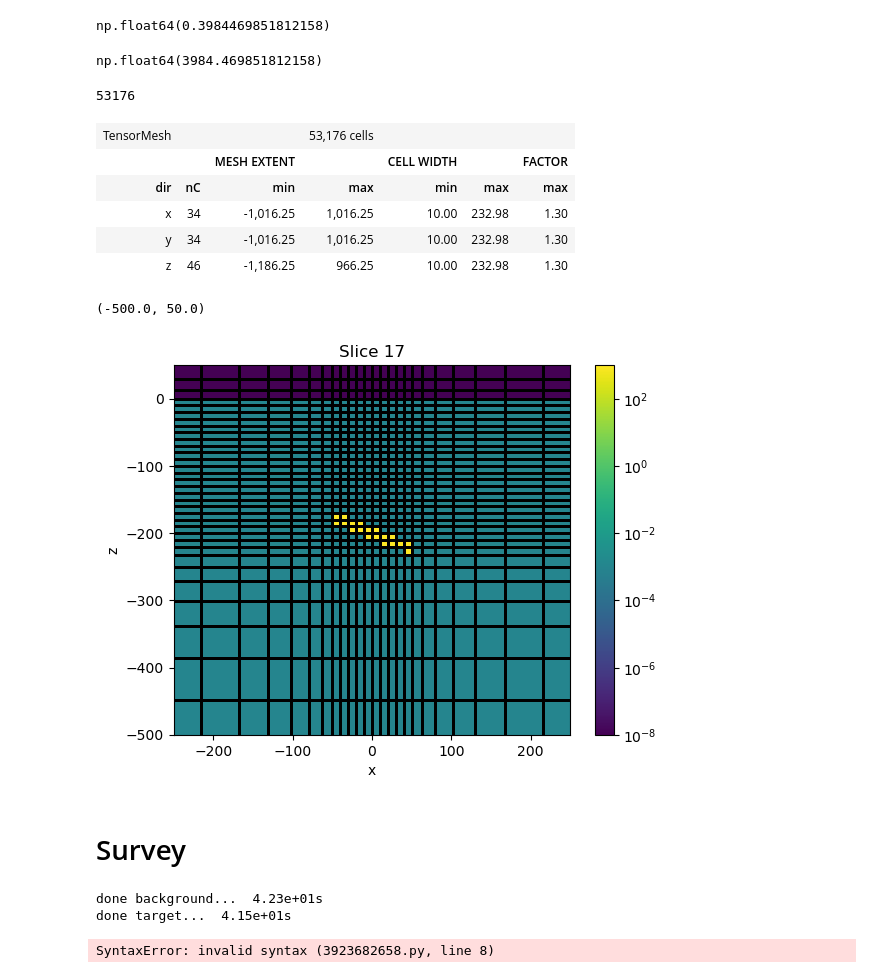
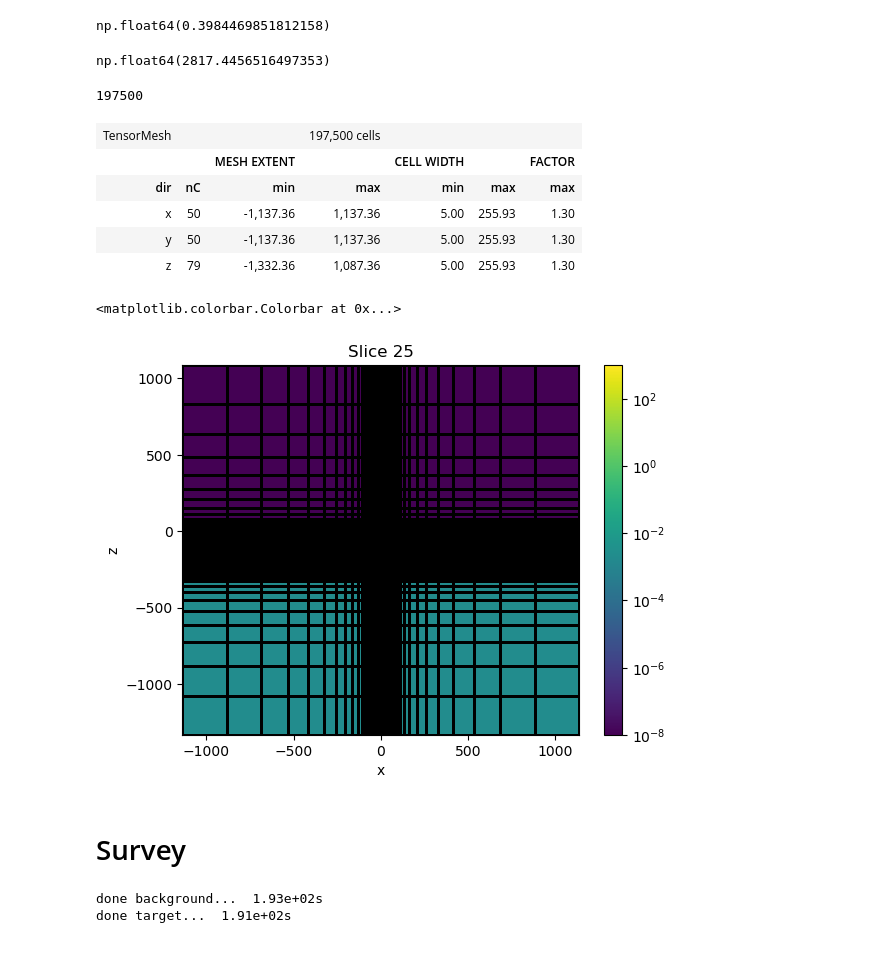
Before and after one commit to ubcgif/2024-aqgeo-meeting-em-tutorial, a Jupyter notebook: 3-forward-Tensor.ipynb, the cells around one changed output. Drawn from its saved outputs; the diff is of its cells as text; code cells hidden in the pictures.

```diff
--- a/3-forward-Tensor.ipynb
+++ b/3-forward-Tensor.ipynb
@@ -22,7 +22,7 @@ Solver
 pymatsolver.direct.mumps.Mumps
 # %%
 # conductivity values
-rho_back = 1000
+rho_back = 500
 
 sigma_target = 1e3
 sigma_air = 1e-8
@@ -82,15 +82,15 @@ np.float64(0.3984469851812158)
 # maximum diffusion distance (background conductivity, latest time)
 diffusion_distance(sigma_back, rx_times.max())
 # %% [output]
-np.float64(3984.469851812158)
+np.float64(2817.4456516497353)
 # %%
-cell_size = 10
+cell_size = 5
 padding_factor = 1.3
 
 n_cells_x = int(np.max(rx_x) / cell_size)
-n_cells_z = int((np.max(np.abs(target_z)) + np.max(target_thickness)/2) / cell_size)
-n_padding_x = 12
-n_padding_z = 12
+n_cells_z = int((np.max(np.abs(target_z)) + np.max(target_thickness)/2) / cell_size) + 5
+n_padding_x = 16
+n_padding_z = 16
 
 hx = [
     (cell_size, n_padding_x, -padding_factor),
@@ -108,16 +108,16 @@ mesh = discretize.TensorMesh([hx, hx, hz], origin="CC0")
 mesh.origin = mesh.origin - np.r_[0, 0, mesh.h[2][:n_padding_z+n_cells_z].sum()]
 mesh.n_cells
 # %% [output]
-53176
+197500
 # %%
 mesh
 # %% [output]
-| TensorMesh |  |  | 53,176 cells |  |  |  |
+| TensorMesh |  |  | 197,500 cells |  |  |  |
 |  |  | MESH EXTENT |  | CELL WIDTH |  | FACTOR |
 | dir | nC | min | max | min | max | max |
-| x | 34 | -1,016.25 | 1,016.25 | 10.00 | 232.98 | 1.30 |
-| y | 34 | -1,016.25 | 1,016.25 | 10.00 | 232.98 | 1.30 |
-| z | 46 | -1,186.25 | 966.25 | 10.00 | 232.98 | 1.30 |
+| x | 50 | -1,137.36 | 1,137.36 | 5.00 | 255.93 | 1.30 |
+| y | 50 | -1,137.36 | 1,137.36 | 5.00 | 255.93 | 1.30 |
+| z | 79 | -1,332.36 | 1,087.36 | 5.00 | 255.93 | 1.30 |
 # %%
 def dipping_target_indices(mesh, target_x, target_y, target_z, dip):
     """
@@ -152,21 +152,21 @@ models = {
 # %%
 fig, ax = plt.subplots(1, 1)
 
 plt.colorbar(
     mesh.plot_slice(
         models["target"],
         grid=True,
         normal="y",
         pcolor_opts={"norm":LogNorm()},
         ax=ax)[0],
     ax=ax
 )
 
-ax.set_xlim(np.r_[-250, 250])
-ax.set_ylim(np.r_[-500, 50])
+# ax.set_xlim(np.r_[-250, 250])
+# ax.set_ylim(np.r_[-500, 50])
 # %% [output]
-(-500.0, 50.0)
+<matplotlib.colorbar.Colorbar at 0x...>
-[figure, old version]
+[figure, new version]
 # %% [markdown]
 # Survey
 # %%
@@ -204,8 +204,8 @@ for key, val in models.items():
     dpred[key] = simulation.make_synthetic_data(val, f=fields[key])
     print(f"done {key}... {time.time() - t: 1.2e}s")
 # %% [output]
-done background...  4.23e+01s
-done target...  4.15e+01s
+done background...  1.93e+02s
+done target...  1.91e+02s
 # %%
 def plot_2D_data(plot_key, tind, subtract=None, ax=None):
     if ax is None:
@@ -214,15 +214,16 @@ def plot_2D_data(plot_key, tind, subtract=None, ax=None):
     for i, rx in enumerate(dbdt_receivers):
         src = survey.source_list[0]
         dpred_plot = dpred[plot_key][src, rx].reshape(len(rx_locs), len(rx_times), order="F")
-        [tind*len(rx_locs):(tind+1)*len(rx_locs)]
+        dpred_plot = dpred_plot[:, tind]
 
         if subtract is not None:
             dpred_background = dpred[subtract][src, rx].reshape(len(rx_locs), len(rx_times), order="F")
-            dpred_plot = dpred_plot[:, tind] -
+            dpred_plot = dpred_plot - dpred_background[:, tind]
         plt.colorbar(
             ax[i].scatter(
                 rx_locs[:, 0], rx_locs[:, 1],
-                c=dpred_plot, cmap="Spectral_r",
+                c=dpred_plot.reshape(len(rx_x), len(rx_y), order="F"),
+                cmap="Spectral_r",
                 s=30
             ), ax=ax[i]
         )
@@ -236,8 +237,6 @@ def plot_2D_data(plot_key, tind, subtract=None, ax=None):
     ax[1].set_title(f"{plot_label}, db/dt, \n t={rx_times[tind]*1e3:1.1e}ms \n")
 
     return ax
-# %% [output]
-SyntaxError: invalid syntax (3923682658.py, line 8)
 # %%
 tind_plot = 0 #[0, 10, 20, 29]
 
```
Also changed, not shown: parts of 6 cells of this notebook, 4 other files.
